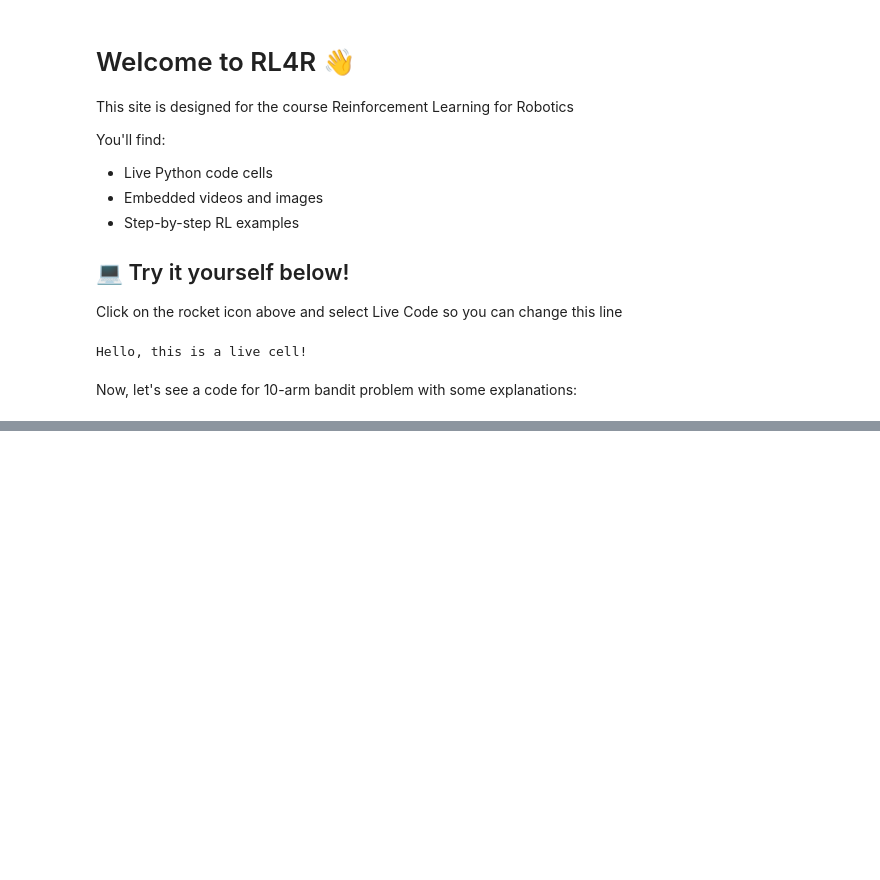
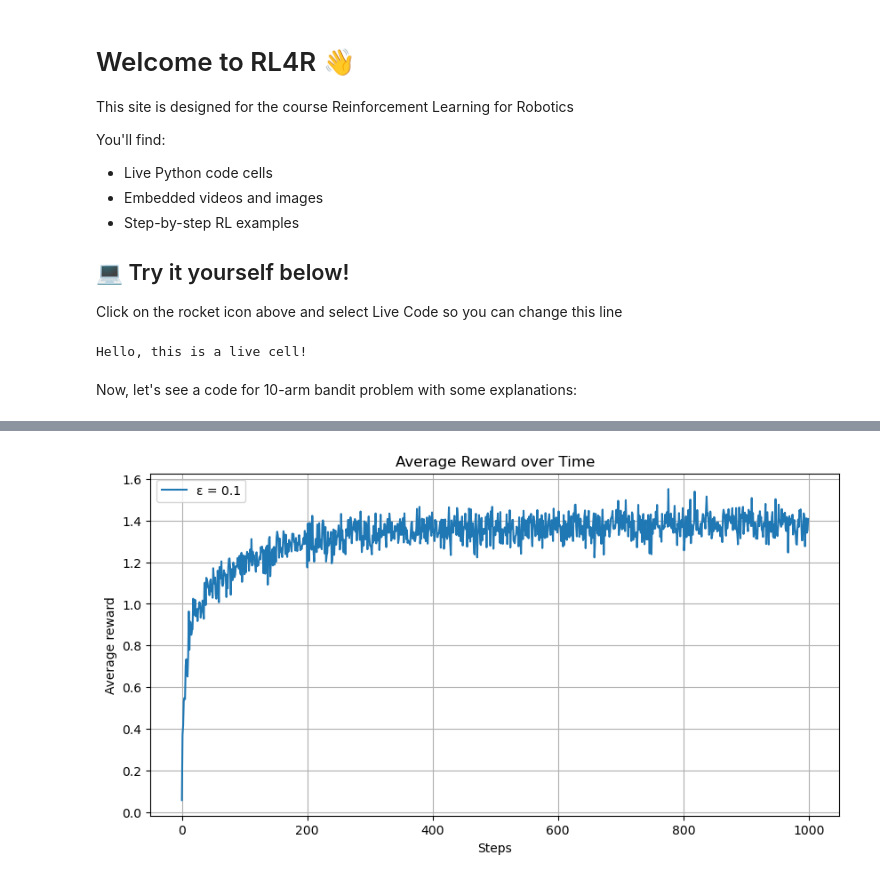
Before and after one commit to ALMaSWPI/RL4R, a Jupyter notebook: _build/jupyter_execute/Intro.ipynb, the cells around one changed output, grey strips where cells are left out. Drawn from its saved outputs; the diff is of its cells as text; code cells hidden in the pictures; blank space fills up the shorter version.

```diff
--- a/_build/jupyter_execute/Intro.ipynb
+++ b/_build/jupyter_execute/Intro.ipynb
@@ -98,0 +73,12 @@ plt.show()
+# %%
+# Plot average reward
+plt.figure(figsize=(10, 5))
+plt.plot(avg_rewards, label=f"ε = {epsilon}")
+plt.xlabel("Steps")
+plt.ylabel("Average reward")
+plt.title("Average Reward over Time")
+plt.legend()
+plt.grid(True)
+plt.show()
+# %% [output]
+[figure, added]
```
Also changed, not shown: parts of 2 cells of this notebook, 9 other files.
